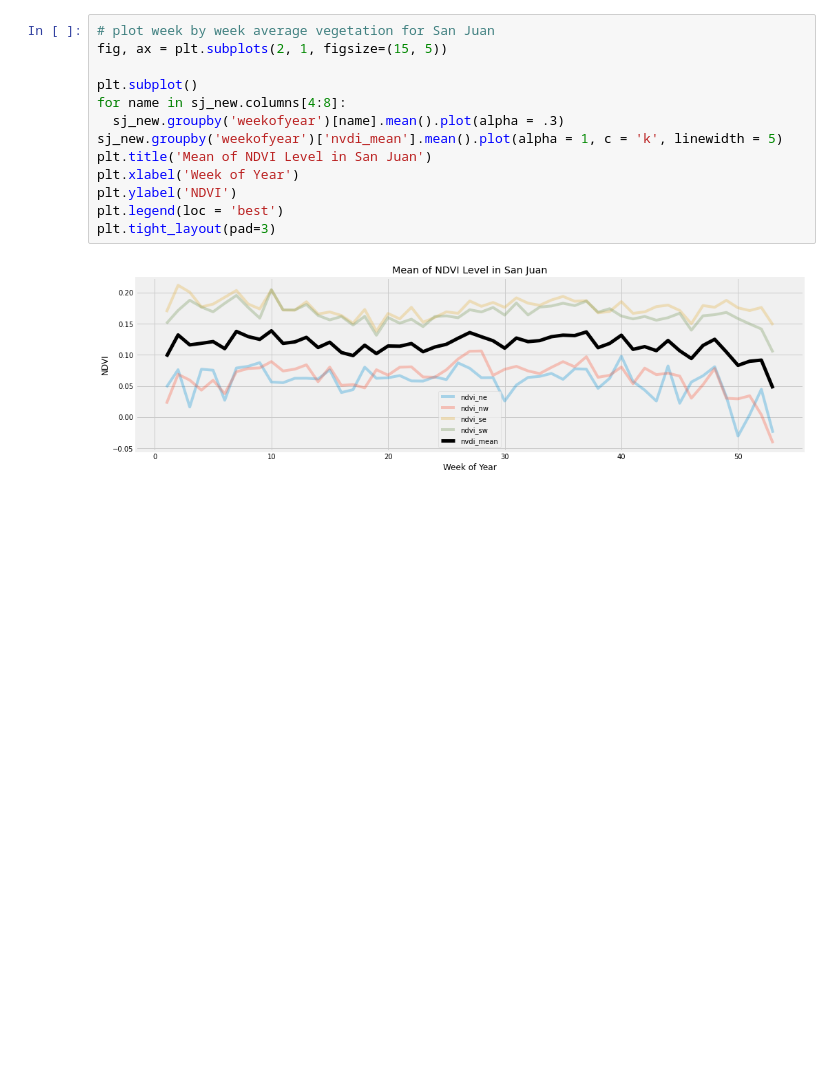
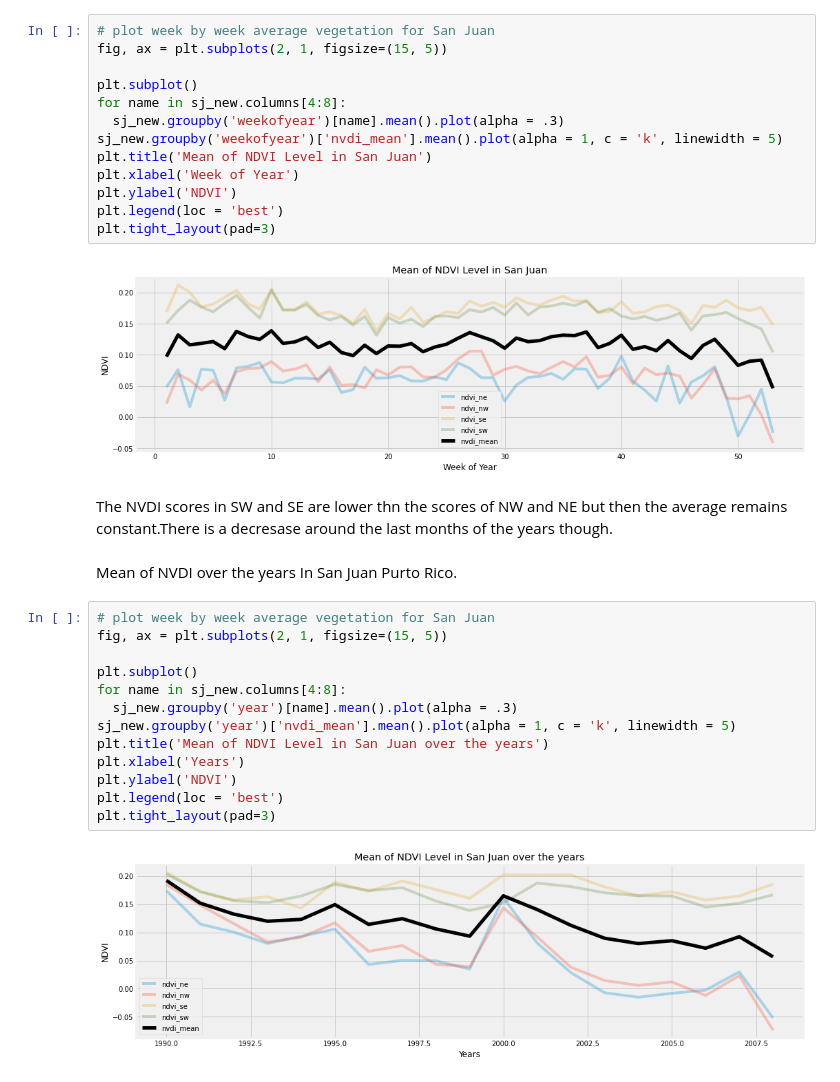
Before and after one commit to Mjcherono/Predicting-Disease-Spread, a Jupyter notebook: dengue.ipynb, the cells around one changed output. Saved outputs shown, nothing was run; the diff lists cells and outputs as text; blank space fills up the shorter version.

```diff
--- a/dengue.ipynb
+++ b/dengue.ipynb
@@ -585,3 +587,22 @@ plt.legend(loc = 'best')
 plt.tight_layout(pad=3)
 # %% [output]
 [figure]
+# %% [markdown]
+The NVDI scores in SW and SE are lower thn the scores of NW and NE but then the average remains constant.There is a decresase around the last months of the years though.
+# %% [markdown]
+Mean of NVDI over the years In San Juan Purto Rico.
+# %%
+# plot week by week average vegetation for San Juan
+fig, ax = plt.subplots(2, 1, figsize=(15, 5))
+
+plt.subplot()
+for name in sj_new.columns[4:8]:
+  sj_new.groupby('year')[name].mean().plot(alpha = .3)
+sj_new.groupby('year')['nvdi_mean'].mean().plot(alpha = 1, c = 'k', linewidth = 5)
+plt.title('Mean of NDVI Level in San Juan over the years')
+plt.xlabel('Years')
+plt.ylabel('NDVI')
+plt.legend(loc = 'best')
+plt.tight_layout(pad=3)
+# %% [output]
+[figure, added]
```
Also changed, not shown: parts of 6 cells of this notebook.
